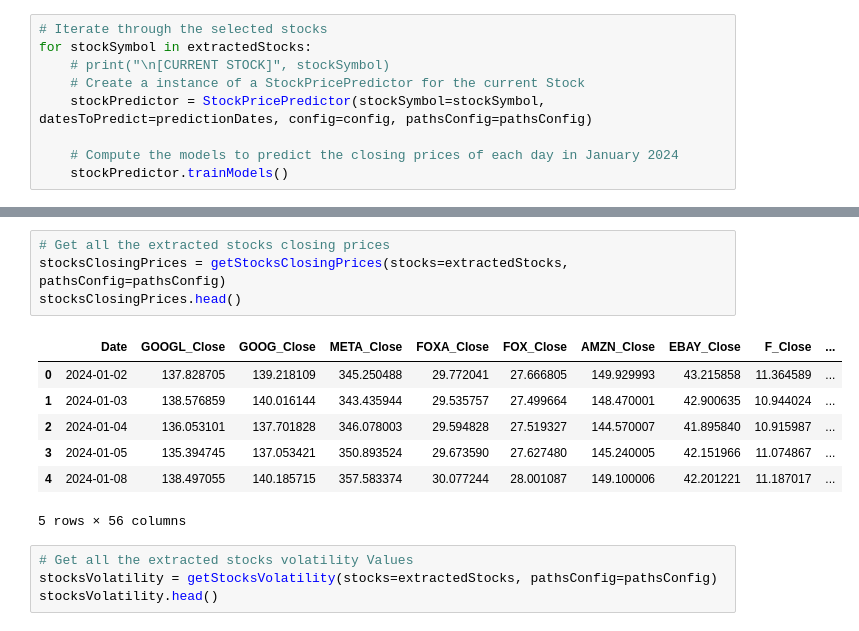
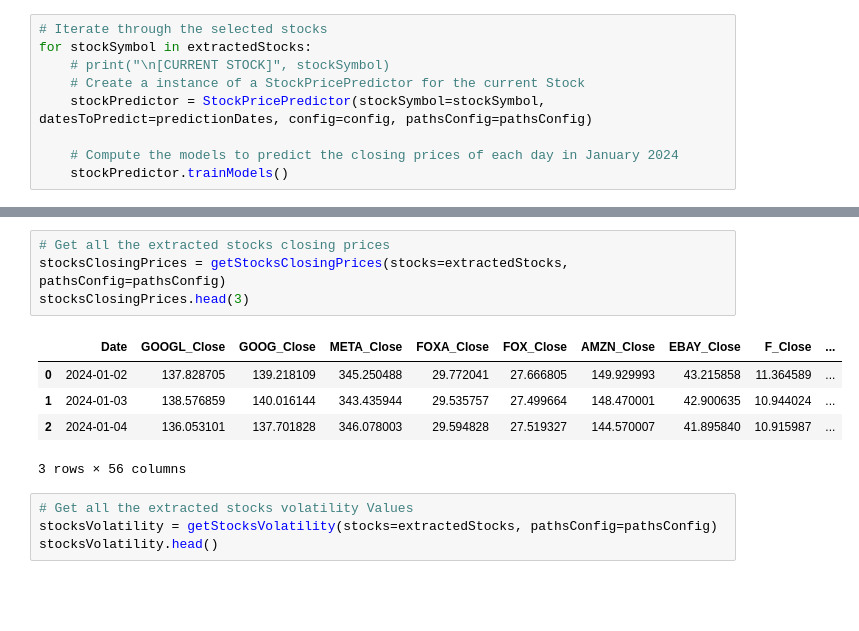
Before and after one commit to EstevesX10/SP500-Stock-Forecasting-and-Optimization, a Jupyter notebook: SP500 Stock Forecasting and Optimization/SP500 Stock Price Forecasting and Optimization.ipynb, the cells around one changed output, grey strips where cells are left out. Saved outputs shown, nothing was run; the diff lists cells and outputs as text; blank space fills up the shorter version.

```diff
--- a/SP500 Stock Forecasting and Optimization/SP500 Stock Price Forecasting and Optimization.ipynb
+++ b/SP500 Stock Forecasting and Optimization/SP500 Stock Price Forecasting and Optimization.ipynb
@@ -387,15 +368,13 @@ stocksOpeningPrices.head()
 # %%
 # Get all the extracted stocks closing prices
 stocksClosingPrices = getStocksClosingPrices(stocks=extractedStocks, pathsConfig=pathsConfig)
-stocksClosingPrices.head()
+stocksClosingPrices.head(3)
 # %% [output]
 |  | Date | GOOGL_Close | GOOG_Close | META_Close | FOXA_Close | FOX_Close | AMZN_Close | EBAY_Close | F_Close | ... |
 | 0 | 2024-01-02 | 137.828705 | 139.218109 | 345.250488 | 29.772041 | 27.666805 | 149.929993 | 43.215858 | 11.364589 | ... |
 | 1 | 2024-01-03 | 138.576859 | 140.016144 | 343.435944 | 29.535757 | 27.499664 | 148.470001 | 42.900635 | 10.944024 | ... |
 | 2 | 2024-01-04 | 136.053101 | 137.701828 | 346.078003 | 29.594828 | 27.519327 | 144.570007 | 41.895840 | 10.915987 | ... |
-| 3 | 2024-01-05 | 135.394745 | 137.053421 | 350.893524 | 29.673590 | 27.627480 | 145.240005 | 42.151966 | 11.074867 | ... |
-| 4 | 2024-01-08 | 138.497055 | 140.185715 | 357.583374 | 30.077244 | 28.001087 | 149.100006 | 42.201221 | 11.187017 | ... |
-5 rows × 56 columns
+3 rows × 56 columns
 # %%
 # Get all the extracted stocks volatility Values
 stocksVolatility = getStocksVolatility(stocks=extractedStocks, pathsConfig=pathsConfig)
```
Also changed, not shown: parts of 16 cells of this notebook.
